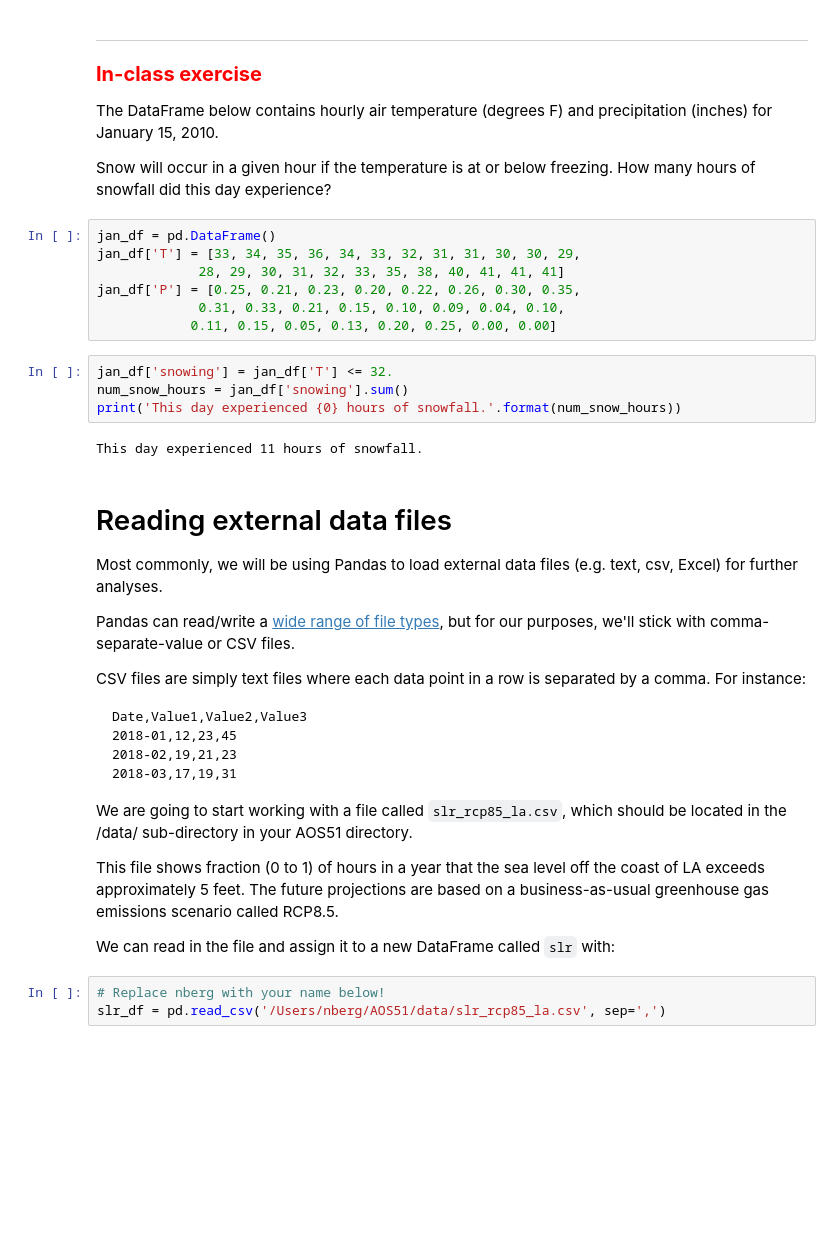
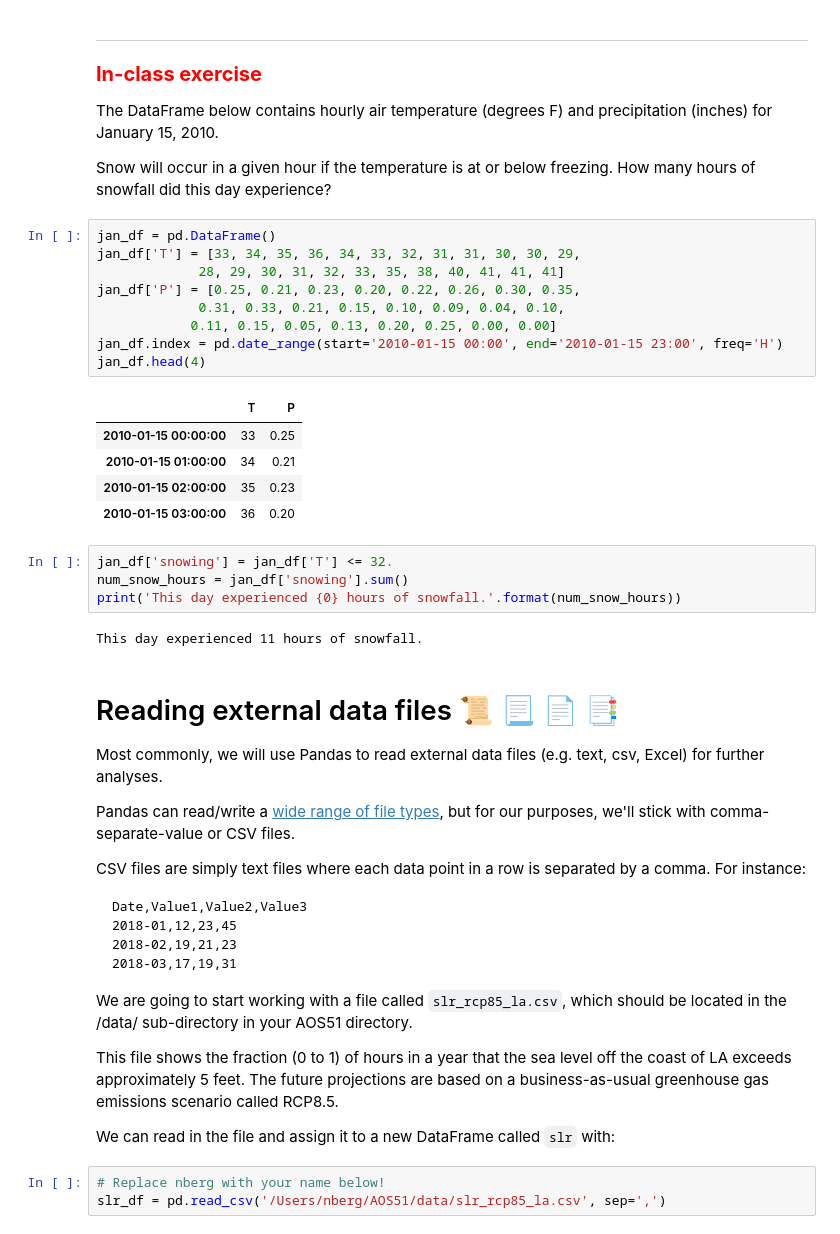
Before and after one commit to neil-berg/climate-data-analyses, a Jupyter notebook: lectures/AOS51_2019W_#2_KEY.ipynb, the cells around one changed output. Saved outputs shown, nothing was run; the diff lists cells and outputs as text; blank space fills up the shorter version.

```diff
--- a/lectures/AOS51_2019W_#2_KEY.ipynb
+++ b/lectures/AOS51_2019W_#2_KEY.ipynb
@@ -546,10 +546,18 @@ Snow will occur in a given hour if the temperature is at or below freezing. How
 # %%
 jan_df = pd.DataFrame()
 jan_df['T'] = [33, 34, 35, 36, 34, 33, 32, 31, 31, 30, 30, 29,
              28, 29, 30, 31, 32, 33, 35, 38, 40, 41, 41, 41]
 jan_df['P'] = [0.25, 0.21, 0.23, 0.20, 0.22, 0.26, 0.30, 0.35,
              0.31, 0.33, 0.21, 0.15, 0.10, 0.09, 0.04, 0.10,
             0.11, 0.15, 0.05, 0.13, 0.20, 0.25, 0.00, 0.00]
+jan_df.index = pd.date_range(start='2010-01-15 00:00', end='2010-01-15 23:00', freq='H')
+jan_df.head(4)
+# %% [output]
+|  | T | P |
+| 2010-01-15 00:00:00 | 33 | 0.25 |
+| 2010-01-15 01:00:00 | 34 | 0.21 |
+| 2010-01-15 02:00:00 | 35 | 0.23 |
+| 2010-01-15 03:00:00 | 36 | 0.20 |
 # %%
 jan_df['snowing'] = jan_df['T'] <= 32.
 num_snow_hours = jan_df['snowing'].sum()
@@ -557,9 +565,9 @@ print('This day experienced {0} hours of snowfall.'.format(num_snow_hours))
 # %% [output]
 This day experienced 11 hours of snowfall.
 # %% [markdown]
-# Reading external data files
+# Reading external data files  📜 📃 📄 📑
 
-Most commonly, we will be using Pandas to load external data files (e.g. text, csv, Excel) for further analyses.
+Most commonly, we will use Pandas to read external data files (e.g. text, csv, Excel) for further analyses.
 
 Pandas can read/write a [wide range of file types](https://pandas.pydata.org/pandas-docs/stable/io.html), but for our purposes, we'll stick with comma-separate-value or CSV files.
 
@@ -574,7 +582,7 @@ Date,Value1,Value2,Value3
 
 We are going to start working with a file called `slr_rcp85_la.csv`, which should be located in the /data/ sub-directory in your AOS51 directory.
 
-This file shows fraction (0 to 1) of hours in a year that the sea level off the coast of LA exceeds approximately 5 feet. The future projections are based on a business-as-usual greenhouse gas emissions scenario called RCP8.5.
+This file shows the fraction (0 to 1) of hours in a year that the sea level off the coast of LA exceeds approximately 5 feet. The future projections are based on a business-as-usual greenhouse gas emissions scenario called RCP8.5.
 
 We can read in the file and assign it to a new DataFrame called `slr` with:
 # %%
```
Also changed, not shown: parts of 20 cells of this notebook.
